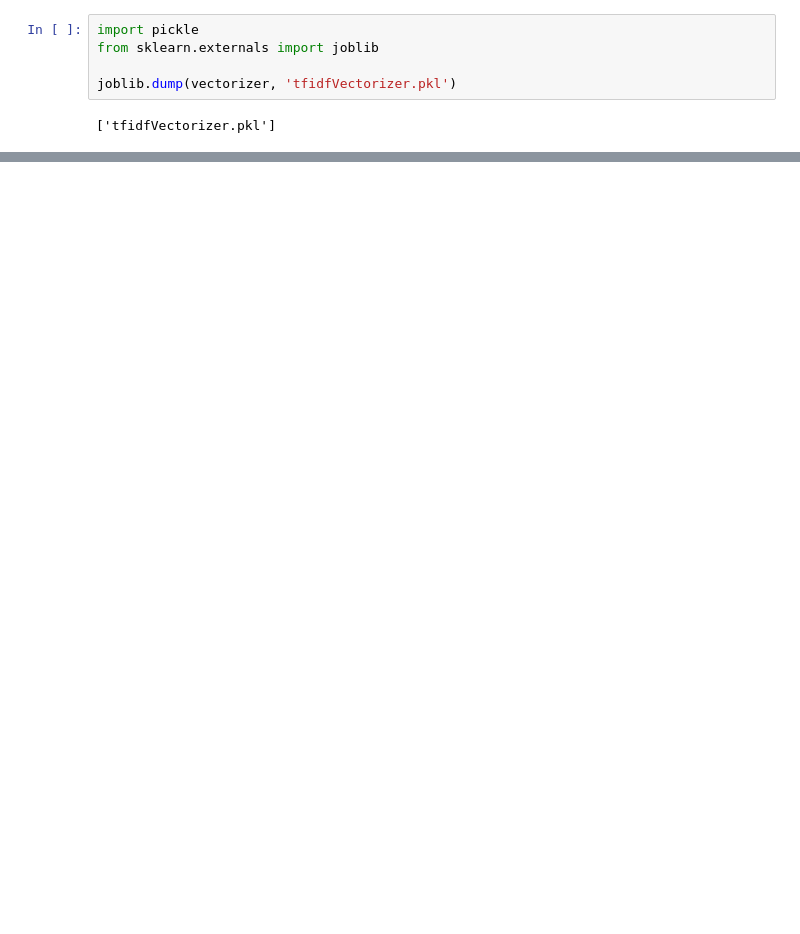
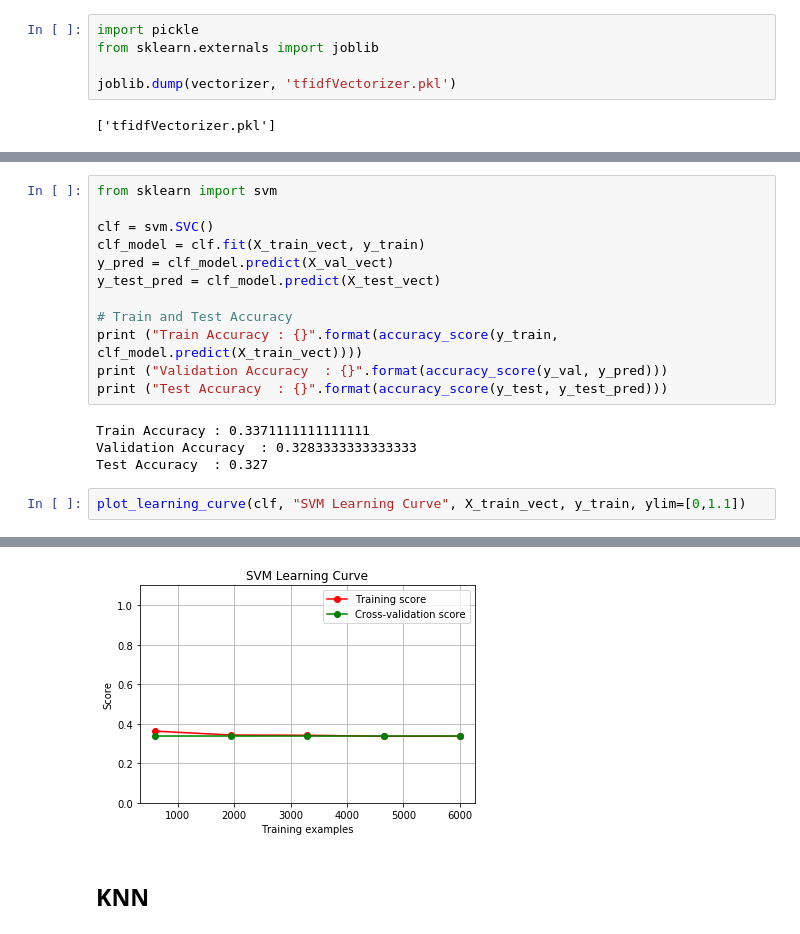
Before and after one commit to casanas10/NewsSentimentAnalysis, a Jupyter notebook: NewsSentimentAnalysis.ipynb, the cells around one changed output, grey strips where cells are left out. Saved outputs shown, nothing was run; the diff lists cells and outputs as text; blank space fills up the shorter version.

```diff
--- a/NewsSentimentAnalysis.ipynb
+++ b/NewsSentimentAnalysis.ipynb
@@ -159,0 +391,19 @@ print(rf_model.predict(x))
+# %%
+from sklearn import svm
+
+clf = svm.SVC()
+clf_model = clf.fit(X_train_vect, y_train)
+y_pred = clf_model.predict(X_val_vect)
+y_test_pred = clf_model.predict(X_test_vect)
+
+# Train and Test Accuracy
+print ("Train Accuracy : {}".format(accuracy_score(y_train, clf_model.predict(X_train_vect))))
+print ("Validation Accuracy  : {}".format(accuracy_score(y_val, y_pred)))
+print ("Test Accuracy  : {}".format(accuracy_score(y_test, y_test_pred)))
+# %% [output]
+Train Accuracy : 0.3371111111111111
+Validation Accuracy  : 0.3283333333333333
+Test Accuracy  : 0.327
+# %%
+plot_learning_curve(clf, "SVM Learning Curve", X_train_vect, y_train, ylim=[0,1.1])
+# %% [output]
@@ -159,0 +411,3 @@ print(rf_model.predict(x))
+[figure, added]
+# %% [markdown]
+## KNN
```
Also changed, not shown: parts of 46 cells of this notebook, 1 other file.
